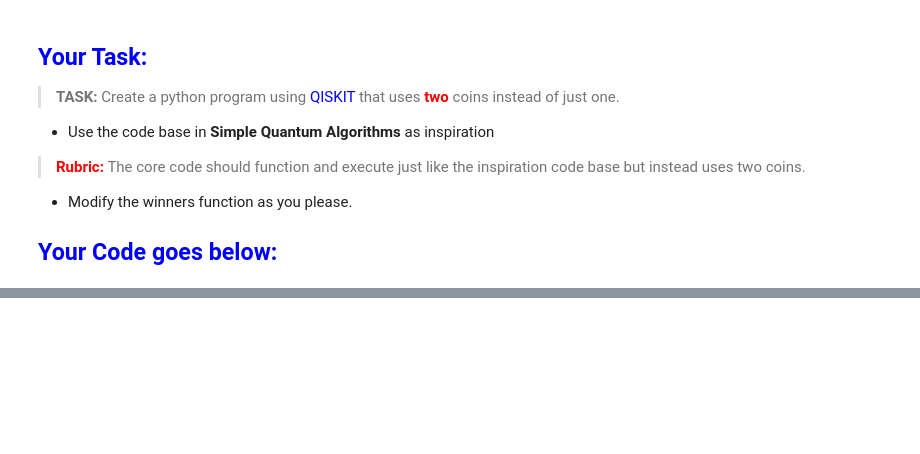
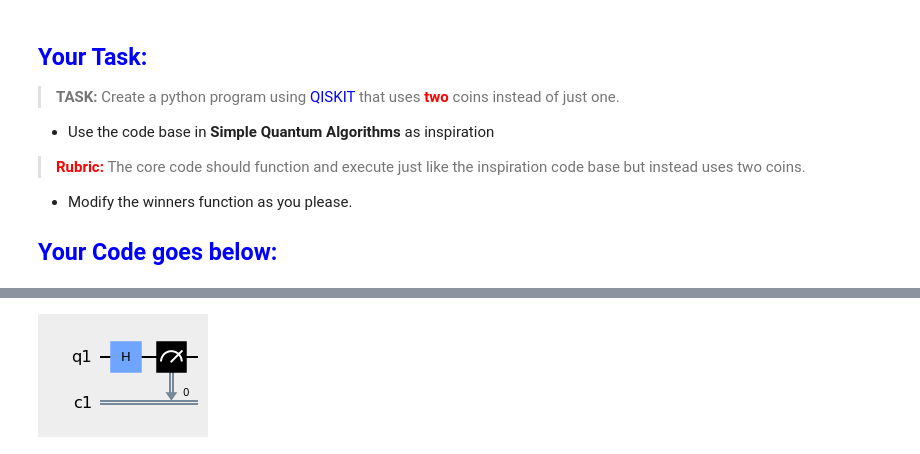
Before and after one commit to AaronCWacker/QuantumEducation, a Jupyter notebook: QC_Practicals/Ch02_01 Random Qubit.ipynb, the cells around one changed output, grey strips where cells are left out. Saved outputs shown, nothing was run; the diff lists cells and outputs as text; code cells hidden in the pictures; blank space fills up the shorter version.

```diff
--- a/QC_Practicals/Ch02_01 Random Qubit.ipynb
+++ b/QC_Practicals/Ch02_01 Random Qubit.ipynb
@@ -332,2 +360,13 @@ ValueError: Unknown projection '3d'
+# %%
+# Create circuit with 1 quantum and 1 classical bit
+circuit = QuantumCircuit(1, 1)
+# Apply Hadamard gate to quantum bit --> Superposition
+circuit.h(0)
+circuit.h(0)
+# Measure quantum bit and store result in classical bit
+circuit.measure(0, 0)
+circuit_drawer(qc, output='mpl', style={'backgroundcolor': '#EEEEEE'})
+# %% [output]
+[figure, added]
 # %% [markdown]
 ![the-end](img/the-end.png "the-end")
```
Also changed, not shown: parts of 4 cells of this notebook.
